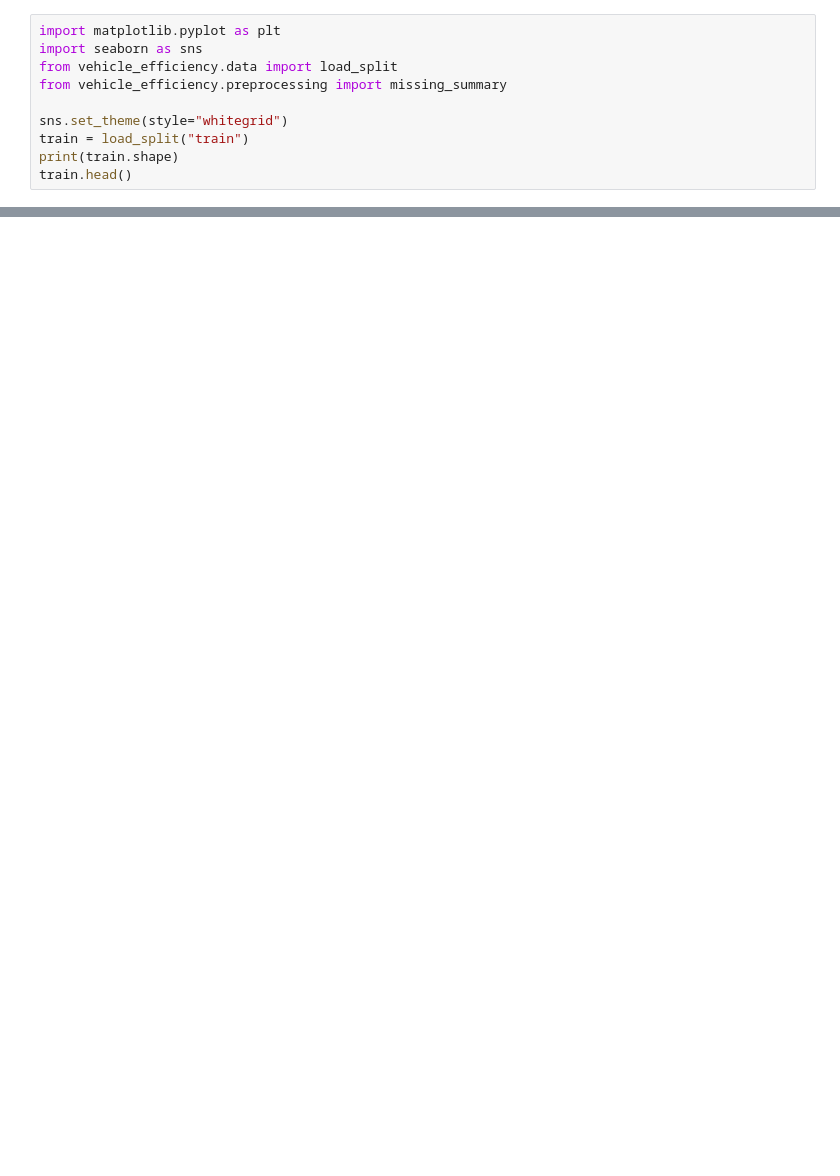
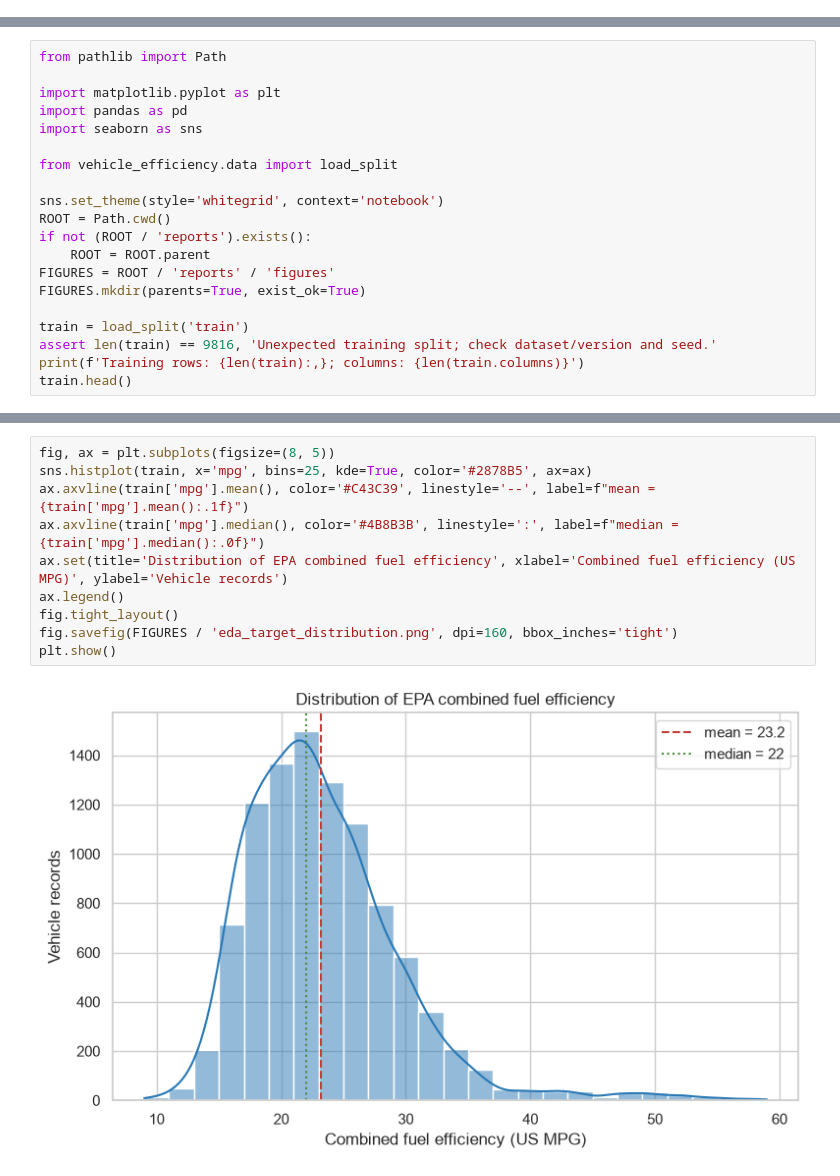
Before and after one commit to btwamibatman/vehicle-fuel-efficiency-ml, a Jupyter notebook: notebooks/01_eda.ipynb, the cells around one changed output, grey strips where cells are left out. Saved outputs shown, nothing was run; the diff lists cells and outputs as text; blank space fills up the shorter version.

```diff
--- a/notebooks/01_eda.ipynb
+++ b/notebooks/01_eda.ipynb
@@ -10,10 +0,0 @@ Rules:
-# %%
-import matplotlib.pyplot as plt
-import seaborn as sns
-from vehicle_efficiency.data import load_split
-from vehicle_efficiency.preprocessing import missing_summary
-
-sns.set_theme(style="whitegrid")
-train = load_split("train")
-print(train.shape)
-train.head()
@@ -99,0 +8,20 @@ TODO (Aktore): 3-5 bullets that matter for modelling (e.g. features that need sc
+# %%
+from pathlib import Path
+
+import matplotlib.pyplot as plt
+import pandas as pd
+import seaborn as sns
+
+from vehicle_efficiency.data import load_split
+
+sns.set_theme(style='whitegrid', context='notebook')
+ROOT = Path.cwd()
+if not (ROOT / 'reports').exists():
+    ROOT = ROOT.parent
+FIGURES = ROOT / 'reports' / 'figures'
+FIGURES.mkdir(parents=True, exist_ok=True)
+
+train = load_split('train')
+assert len(train) == 9816, 'Unexpected training split; check dataset/version and seed.'
+print(f'Training rows: {len(train):,}; columns: {len(train.columns)}')
+train.head()
@@ -99,0 +101,12 @@ TODO (Aktore): 3-5 bullets that matter for modelling (e.g. features that need sc
+# %%
+fig, ax = plt.subplots(figsize=(8, 5))
+sns.histplot(train, x='mpg', bins=25, kde=True, color='#2878B5', ax=ax)
+ax.axvline(train['mpg'].mean(), color='#C43C39', linestyle='--', label=f"mean = {train['mpg'].mean():.1f}")
+ax.axvline(train['mpg'].median(), color='#4B8B3B', linestyle=':', label=f"median = {train['mpg'].median():.0f}")
+ax.set(title='Distribution of EPA combined fuel efficiency', xlabel='Combined fuel efficiency (US MPG)', ylabel='Vehicle records')
+ax.legend()
+fig.tight_layout()
+fig.savefig(FIGURES / 'eda_target_distribution.png', dpi=160, bbox_inches='tight')
+plt.show()
+# %% [output]
+[figure, added]
```
Also changed, not shown: parts of 36 cells of this notebook, 9 other files.
